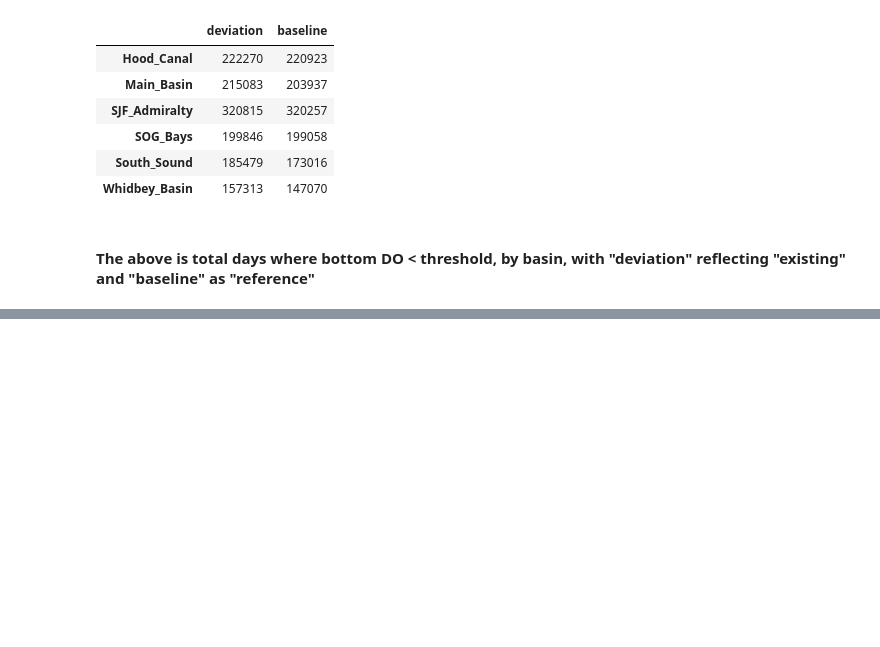
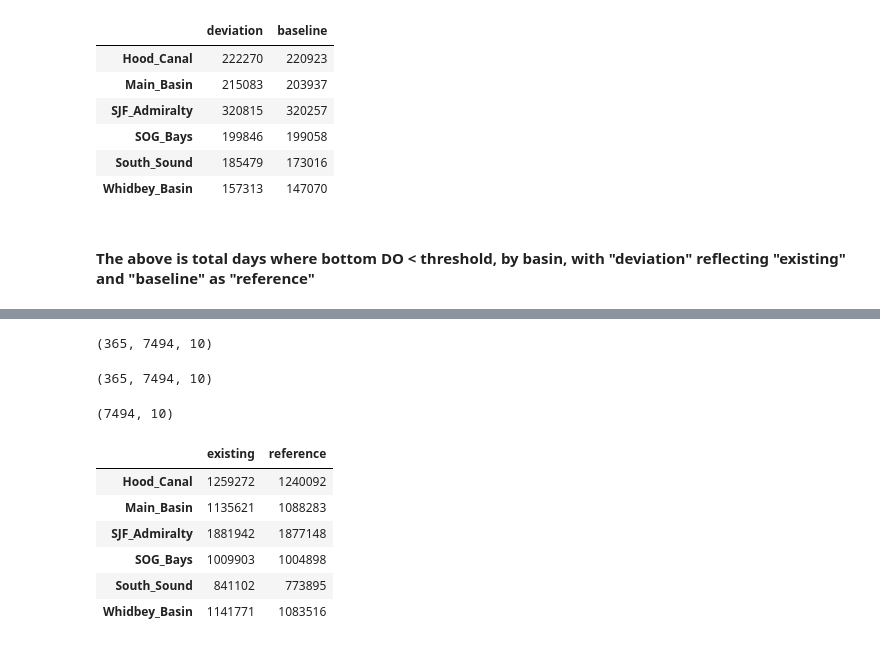
Before and after one commit to UW-PSI/SalishSeaModel-analysis, a Jupyter notebook: notebooks/dev_days_exceedence.ipynb, the cells around one changed output, grey strips where cells are left out. Drawn from its saved outputs; the diff is of its cells as text; code cells hidden in the pictures; blank space fills up the shorter version.

Commit message:
node days with DO < DO_std

```diff
--- a/notebooks/dev_days_exceedence.ipynb
+++ b/notebooks/dev_days_exceedence.ipynb
@@ -134,0 +182,5 @@ test.shape
+# %%
+%%time
+minDailyDO_shp={}
+for run_type in ['deviation','baseline']:
+    minDailyDO_shp[run_type]=minDailyDO[run_type].DailyMinDO[:,gdf['node_id']-1,:]
@@ -134,0 +225,12 @@ test.shape
+# %%
+%%time
+nnodes = len(DO_thresh)
+ndays=365
+AnoxicDays={}
+# create array of DO_threshold values to determine number of days of noncompliance
+DO_thresh3D = np.ones((nnodes,ndays,10))*np.array(DO_thresh).reshape(nnodes,1,1)# (7494,365) x (7494,1) => element-wise multiplication
+DO_thresh3D=DO_thresh3D.reshape(365,7494,10)
+for run_type in ['deviation','baseline']:
+    print(run_type)
+    Anoxic = minDailyDO_shp[run_type]<=DO_thresh3D
+    AnoxicDays[run_type]=Anoxic.sum(axis=0)
@@ -134,0 +242,29 @@ test.shape
+# %%
+minDailyDO_shp[run_type].shape
+# %% [output]
+(365, 7494, 10)
+# %%
+DO_thresh3D.shape
+# %% [output]
+(365, 7494, 10)
+# %%
+AnoxicDays[run_type].shape
+# %% [output]
+(7494, 10)
+# %%
+TotalAnoxic={}
+basins = gdf[['node_id','Basin']].groupby('Basin').count().index.to_list()
+for run_type in ['deviation','baseline']:
+    TotalAnoxic[run_type]={}
+    for basin in basins:
+        TotalAnoxic[run_type][basin]=np.array(AnoxicDays[run_type])[gdf['Basin']==basin].sum()
+# %%
+pandas.DataFrame(TotalAnoxic).rename(columns={'deviation':'existing','baseline':'reference'})
+# %% [output]
+|  | existing | reference |
+| Hood_Canal | 1259272 | 1240092 |
+| Main_Basin | 1135621 | 1088283 |
+| SJF_Admiralty | 1881942 | 1877148 |
+| SOG_Bays | 1009903 | 1004898 |
+| South_Sound | 841102 | 773895 |
+| Whidbey_Basin | 1141771 | 1083516 |
```
Also changed, not shown: parts of 21 cells of this notebook.
